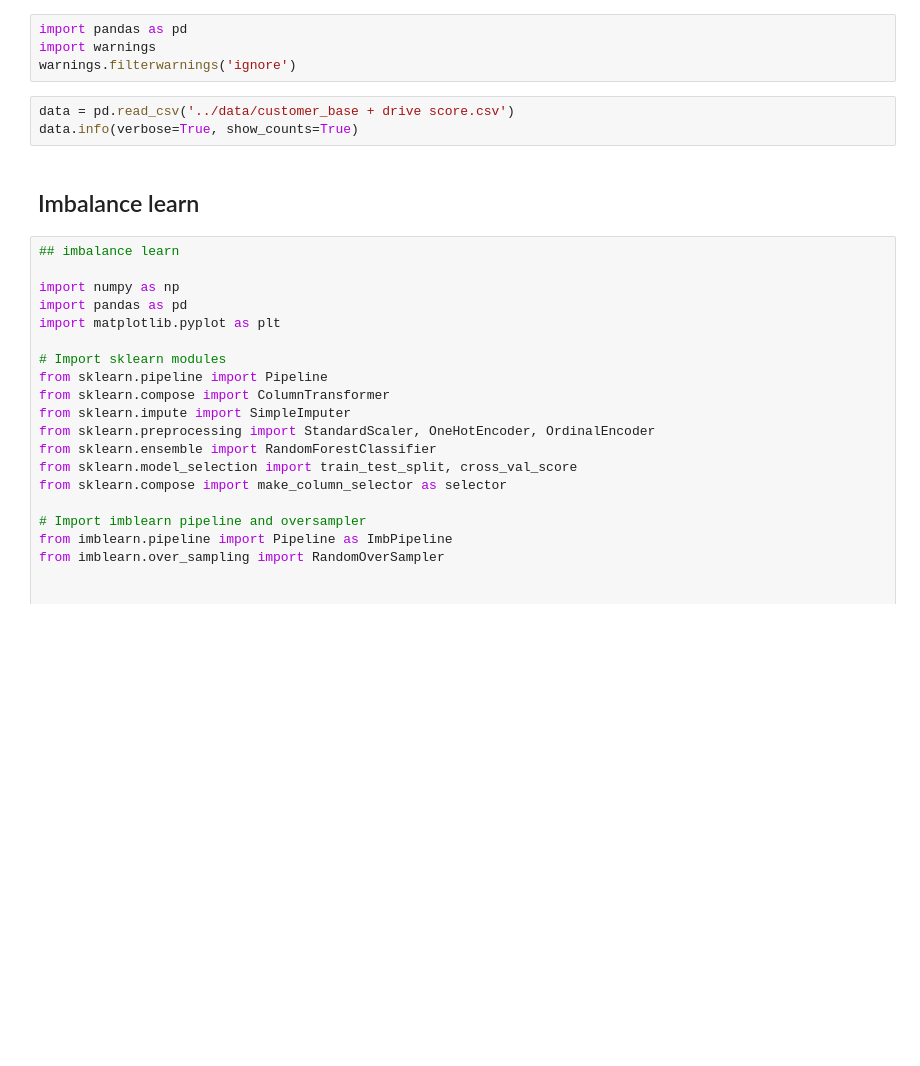
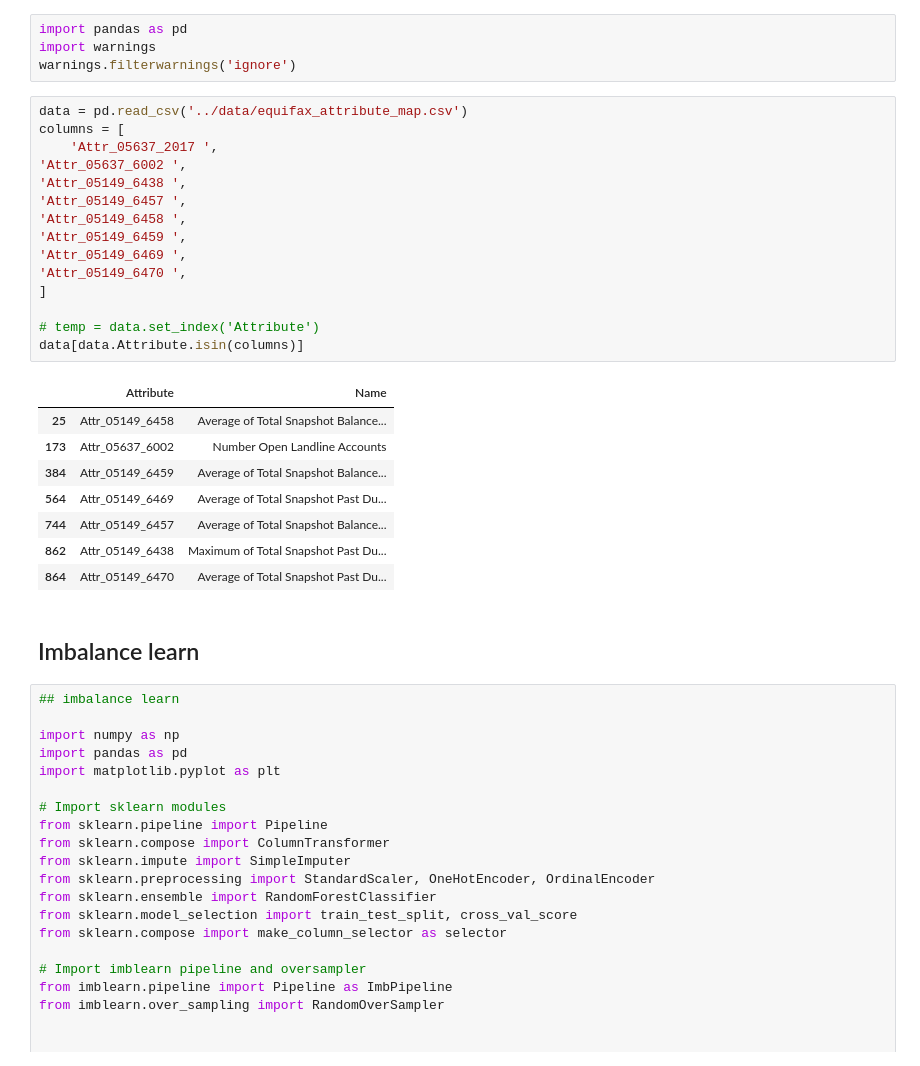
Before and after one commit to wuyaqi55/flexcar_incidents, a Jupyter notebook: incidents_customer_level.ipynb, the cells around one changed output. Cells and saved outputs as stored; diff of their text form; blank space fills up the shorter version.

```diff
--- a/incidents_customer_level.ipynb
+++ b/incidents_customer_level.ipynb
@@ -2,9 +2,30 @@
 import pandas as pd
 import warnings
 warnings.filterwarnings('ignore')
-# %%
-data = pd.read_csv('../data/customer_base + drive score.csv')
-data.info(verbose=True, show_counts=True)
+# %%
+data = pd.read_csv('../data/equifax_attribute_map.csv')
+columns = [
+    'Attr_05637_2017 ',
+'Attr_05637_6002 ',
+'Attr_05149_6438 ',
+'Attr_05149_6457 ',
+'Attr_05149_6458 ',
+'Attr_05149_6459 ',
+'Attr_05149_6469 ',
+'Attr_05149_6470 ',
+]
+
+# temp = data.set_index('Attribute')
+data[data.Attribute.isin(columns)]
+# %% [output]
+|  | Attribute | Name |
+| 25 | Attr_05149_6458 | Average of Total Snapshot Balance... |
+| 173 | Attr_05637_6002 | Number Open Landline Accounts |
+| 384 | Attr_05149_6459 | Average of Total Snapshot Balance... |
+| 564 | Attr_05149_6469 | Average of Total Snapshot Past Du... |
+| 744 | Attr_05149_6457 | Average of Total Snapshot Balance... |
+| 862 | Attr_05149_6438 | Maximum of Total Snapshot Past Du... |
+| 864 | Attr_05149_6470 | Average of Total Snapshot Past Du... |
 # %% [markdown]
 ## Imbalance learn
 # %%
```
